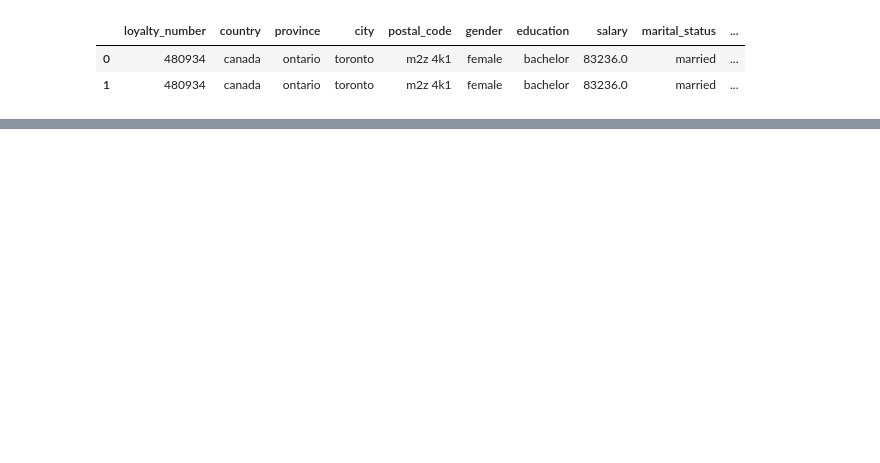
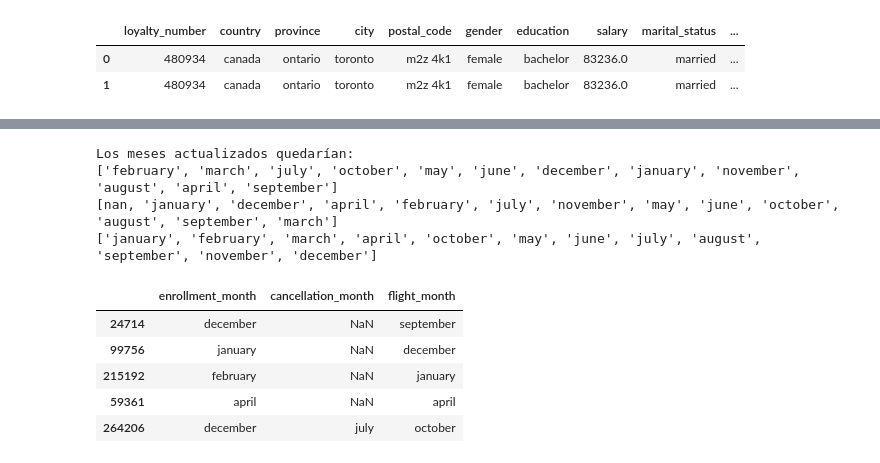
Before and after one commit to Adalab/bda-modulo-3-evaluacion-final-lmoraromero, a Jupyter notebook: evaluacion_final.ipynb, the cells around one changed output, grey strips where cells are left out. Cells and saved outputs as stored; diff of their text form; code cells hidden in the pictures; blank space fills up the shorter version.

```diff
--- a/evaluacion_final.ipynb
+++ b/evaluacion_final.ipynb
@@ -228,3 +274,42 @@ df_union.head(2)
+# %%
+#OPCIÓN A PARA LOS MESES:
+#He decidido cambiar los meses por escrito para que sea más visual.
+#Creamos un diccionario para los meses:
+months = {
+    1: 'january',
+    2: 'february',
+    3: 'march',
+    4: 'april',
+    5: 'may',
+    6: 'june',
+    7: 'july',
+    8: 'august',
+    9: 'september',
+    10: 'october',
+    11: 'november',
+    12: 'december'
+}
+
+#Usamos la función .map para aplicarlo:
+df_union['enrollment_month'] = df_union['enrollment_month'].map(months)
+df_union['cancellation_month'] = df_union['cancellation_month'].map(months)
+df_union['flight_month'] = df_union['flight_month'].map(months)
+print("Los meses actualizados quedarían:")
+print(list(df_union['enrollment_month'].unique()))
+print(list(df_union['cancellation_month'].unique()))
+print(list(df_union['flight_month'].unique()))
+df_union[['enrollment_month','cancellation_month', 'flight_month']].sample(5)
+# %% [output]
+Los meses actualizados quedarían:
+['february', 'march', 'july', 'october', 'may', 'june', 'december', 'january', 'november', 'august', 'april', 'september']
+[nan, 'january', 'december', 'april', 'february', 'july', 'november', 'may', 'june', 'october', 'august', 'september', 'march']
+['january', 'february', 'march', 'april', 'october', 'may', 'june', 'july', 'august', 'september', 'november', 'december']
+|  | enrollment_month | cancellation_month | flight_month |
+| 24714 | december | NaN | september |
+| 99756 | january | NaN | december |
+| 215192 | february | NaN | january |
+| 59361 | april | NaN | april |
+| 264206 | december | july | october |
 # %%
 #Cambiar a tipo de dato de las columnas que deberían ser INT:
 
```
Also changed, not shown: parts of 19 cells of this notebook.
